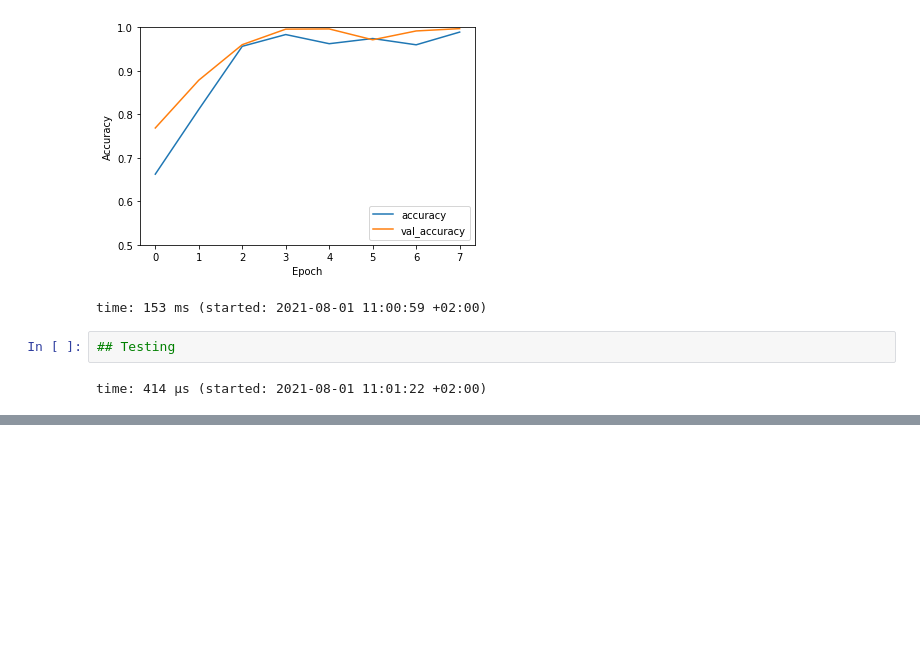
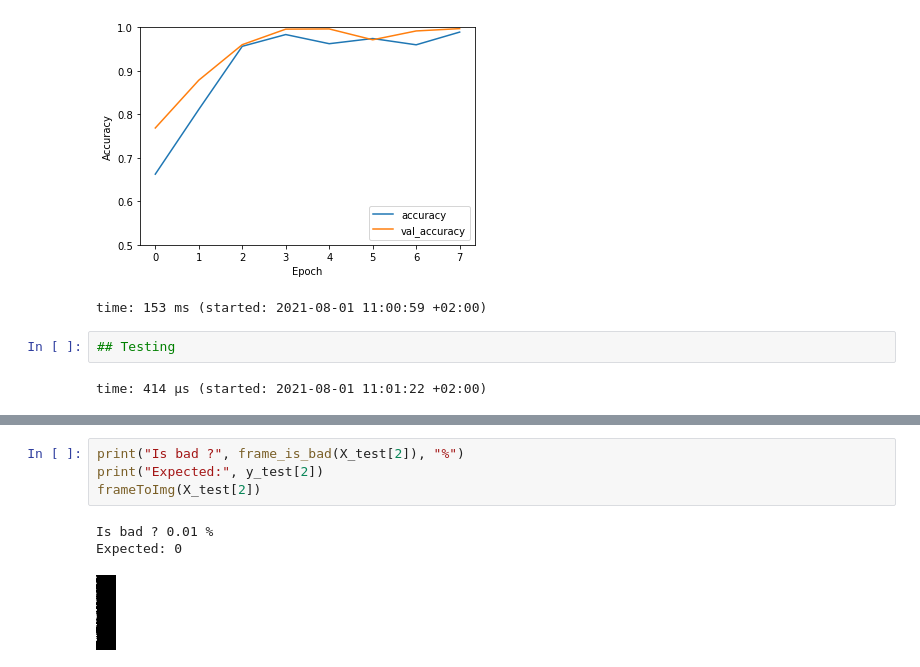
Before and after one commit to cedricfarinazzo/fic-ai-network-firewall, a Jupyter notebook: ethernet_frame_classification/Keras-cnn-binary.ipynb, the cells around one changed output, grey strips where cells are left out. Drawn from its saved outputs; the diff is of its cells as text; blank space fills up the shorter version.

```diff
--- a/ethernet_frame_classification/Keras-cnn-binary.ipynb
+++ b/ethernet_frame_classification/Keras-cnn-binary.ipynb
@@ -286,0 +300,8 @@ time: 1.77 ms (started: 2021-08-01 11:02:22 +02:00)
+# %%
+print("Is bad ?", frame_is_bad(X_test[2]), "%")
+print("Expected:", y_test[2])
+frameToImg(X_test[2])
+# %% [output]
+Is bad ? 0.01 %
+Expected: 0
+[figure, added]
```
Also changed, not shown: parts of 5 cells of this notebook.
